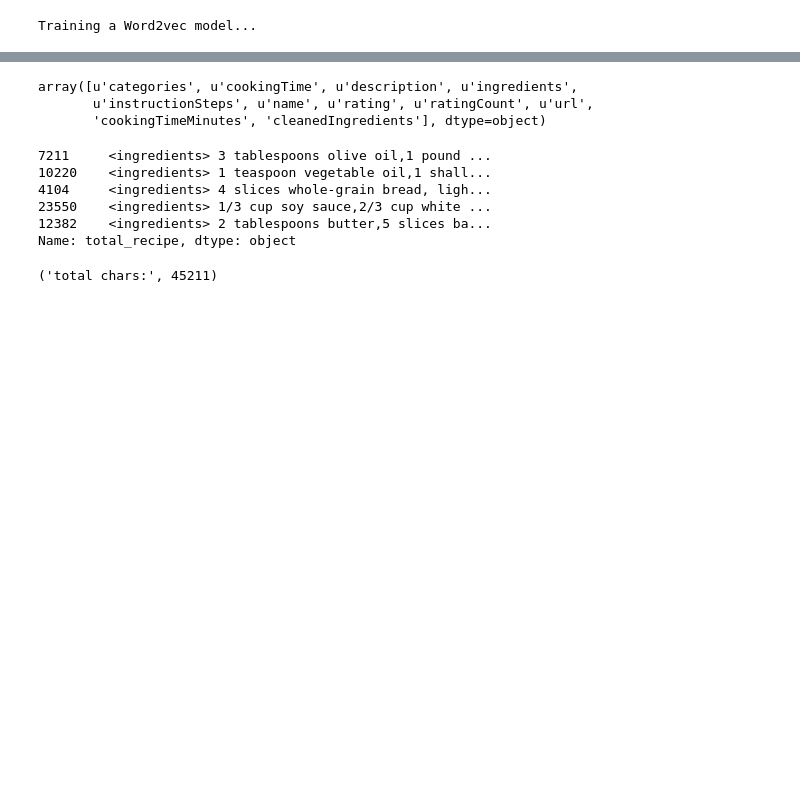
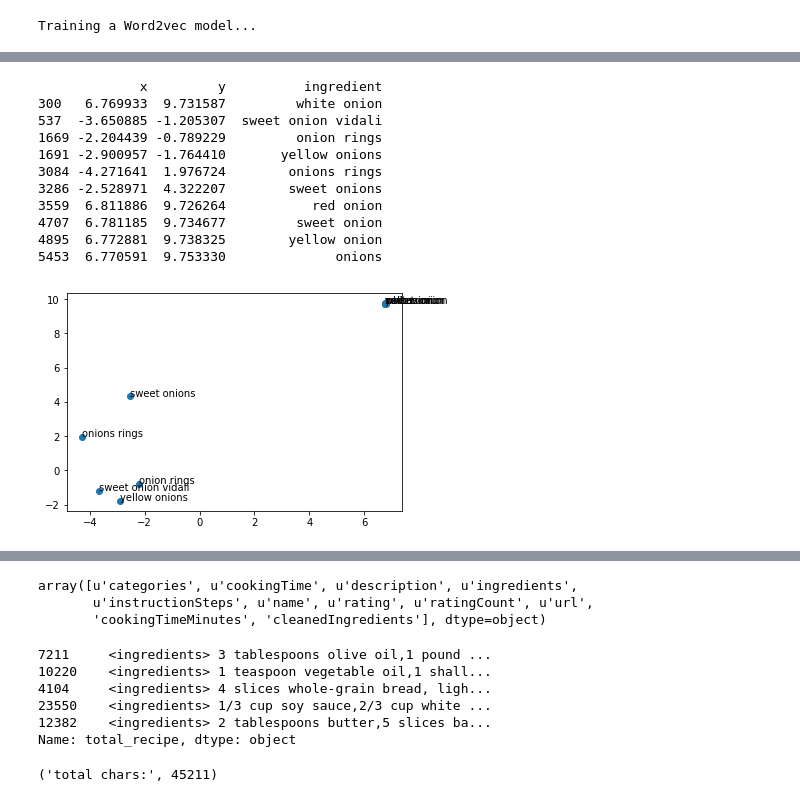
Before and after one commit to roygv/w266-recipes, a Jupyter notebook: TrainModel1.ipynb, the cells around one changed output, grey strips where cells are left out. Drawn from its saved outputs; the diff is of its cells as text; code cells hidden in the pictures; blank space fills up the shorter version.

Commit message:
added the TNes graphs. added nltk pos tagger

```diff
--- a/TrainModel1.ipynb
+++ b/TrainModel1.ipynb
@@ -514,0 +523,12 @@ w2v_model.wv.most_similar(positive=['chicken'], negative=['eggs'])
+# %%
+X = w2v_model[w2v_model.wv.vocab]
+
+tsne = TSNE(n_components=2)
+X_tsne = tsne.fit_transform(X)
+
+vocab = list(w2v_model.wv.vocab)
+df_tsne = pd.concat([pd.DataFrame(X_tsne),
+                pd.Series(vocab)],
+               axis=1)
+df_tsne.columns = ['x', 'y', 'ingredient']
+df_tsne.sample(5)
@@ -514,0 +542,28 @@ w2v_model.wv.most_similar(positive=['chicken'], negative=['eggs'])
+# %%
+def showTSNEGraphForWord(pos_words = [], neg_words = []):
+    vec = w2v_model.wv.most_similar(positive=pos_words, negative = neg_words)
+    ingredients = [w[0] for w in vec]
+    vec_df = df_tsne[df_tsne['ingredient'].isin(ingredients)]
+    print vec_df
+    fig = plt.figure()
+    ax = fig.add_subplot(1, 1, 1)
+
+    for i, txt in enumerate(vec_df['ingredient']):
+        ax.annotate(txt, (vec_df['x'].iloc[i], vec_df['y'].iloc[i]))
+
+    ax.scatter(vec_df['x'], vec_df['y'])
+# %%
+showTSNEGraphForWord(pos_words=['onion'])
+# %% [output]
+             x         y          ingredient
+300   6.769933  9.731587         white onion
+537  -3.650885 -1.205307  sweet onion vidali
+1669 -2.204439 -0.789229         onion rings
+1691 -2.900957 -1.764410       yellow onions
+3084 -4.271641  1.976724        onions rings
+3286 -2.528971  4.322207        sweet onions
+3559  6.811886  9.726264           red onion
+4707  6.781185  9.734677         sweet onion
+4895  6.772881  9.738325        yellow onion
+5453  6.770591  9.753330              onions
+[figure, added]
```
Also changed, not shown: parts of 23 cells of this notebook.
